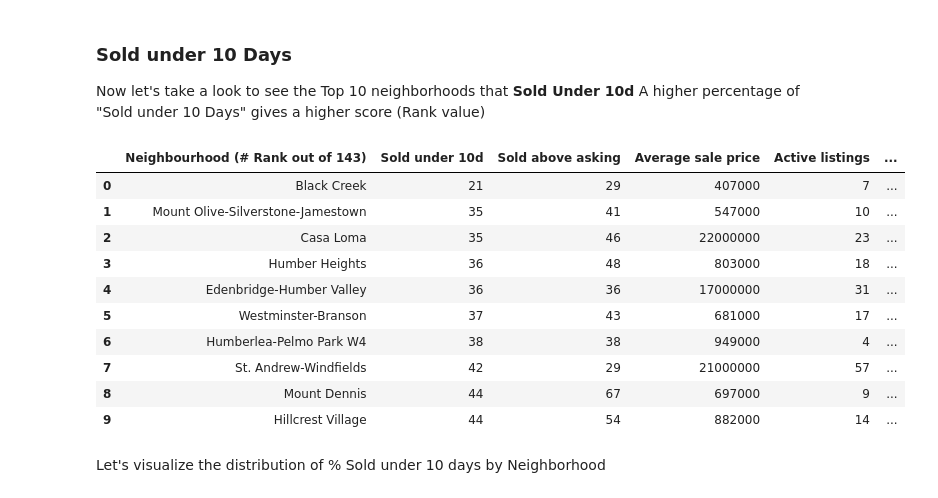
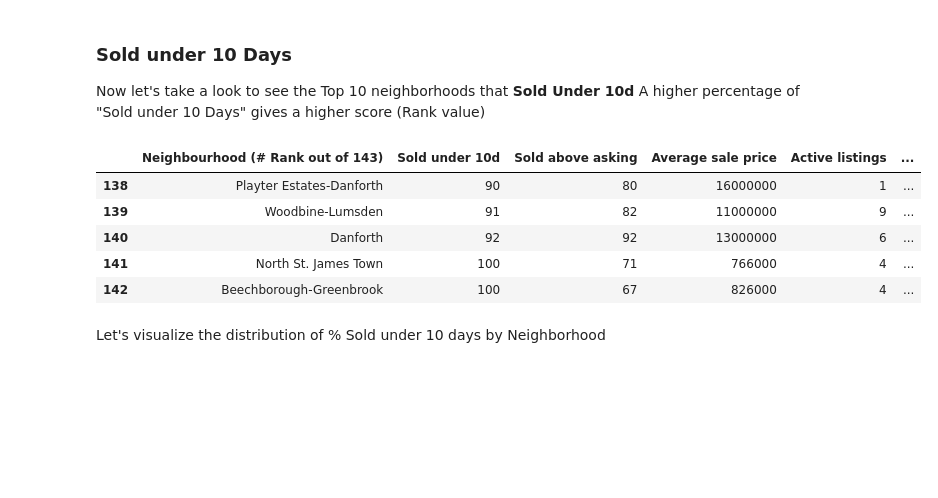
Before and after one commit to teacher298/Coursera_Capstone, a Jupyter notebook: CapstoneProjectNotebook.ipynb, the cells around one changed output. Drawn from its saved outputs; the diff is of its cells as text; code cells hidden in the pictures; blank space fills up the shorter version.

```diff
--- a/CapstoneProjectNotebook.ipynb
+++ b/CapstoneProjectNotebook.ipynb
@@ -252,20 +260,15 @@ Now let's take a look to see the Top 10 neighborhoods that **Sold Under 10d** A
 # %%
 TorHousing.sort_values(by='Sold under 10d', ascending=True, axis=0, inplace=True)
 TorHousing.reset_index(drop=True, inplace=True)
 TorHousing['RankSoldUnder10d']=TorHousing.index #Add the ranking of Sold under 10d as a new column
-TorHousing.head(10)
+TorHousing.tail(5)
 # %% [output]
 |  | Neighbourhood (# Rank out of 143) | Sold under 10d | Sold above asking | Average sale price | Active listings | ... |
-| 0 | Black Creek | 21 | 29 | 407000 | 7 | ... |
-| 1 | Mount Olive-Silverstone-Jamestown | 35 | 41 | 547000 | 10 | ... |
-| 2 | Casa Loma | 35 | 46 | 22000000 | 23 | ... |
-| 3 | Humber Heights | 36 | 48 | 803000 | 18 | ... |
-| 4 | Edenbridge-Humber Valley | 36 | 36 | 17000000 | 31 | ... |
-| 5 | Westminster-Branson | 37 | 43 | 681000 | 17 | ... |
-| 6 | Humberlea-Pelmo Park W4 | 38 | 38 | 949000 | 4 | ... |
-| 7 | St. Andrew-Windfields | 42 | 29 | 21000000 | 57 | ... |
-| 8 | Mount Dennis | 44 | 67 | 697000 | 9 | ... |
-| 9 | Hillcrest Village | 44 | 54 | 882000 | 14 | ... |
+| 138 | Playter Estates-Danforth | 90 | 80 | 16000000 | 1 | ... |
+| 139 | Woodbine-Lumsden | 91 | 82 | 11000000 | 9 | ... |
+| 140 | Danforth | 92 | 92 | 13000000 | 6 | ... |
+| 141 | North St. James Town | 100 | 71 | 766000 | 4 | ... |
+| 142 | Beechborough-Greenbrook | 100 | 67 | 826000 | 4 | ... |
 # %% [markdown]
 Let's visualize the distribution of % Sold under 10 days by Neighborhood
 # %%
```
Also changed, not shown: parts of 29 cells of this notebook, 2 other files.
